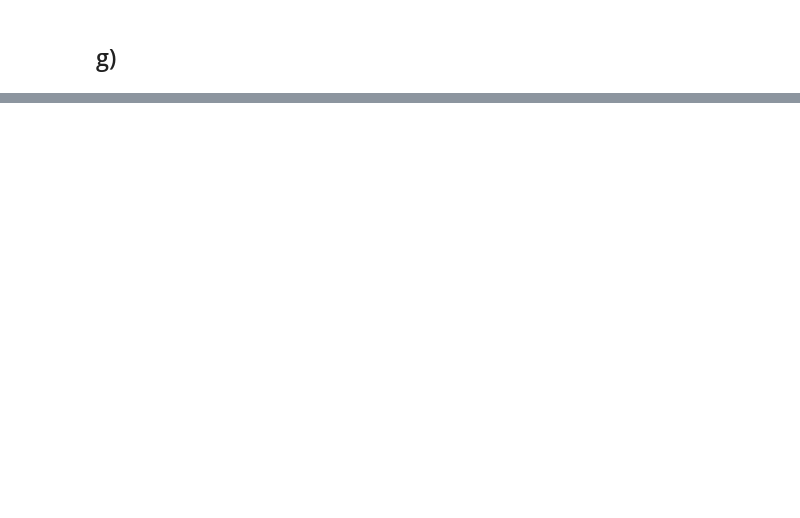
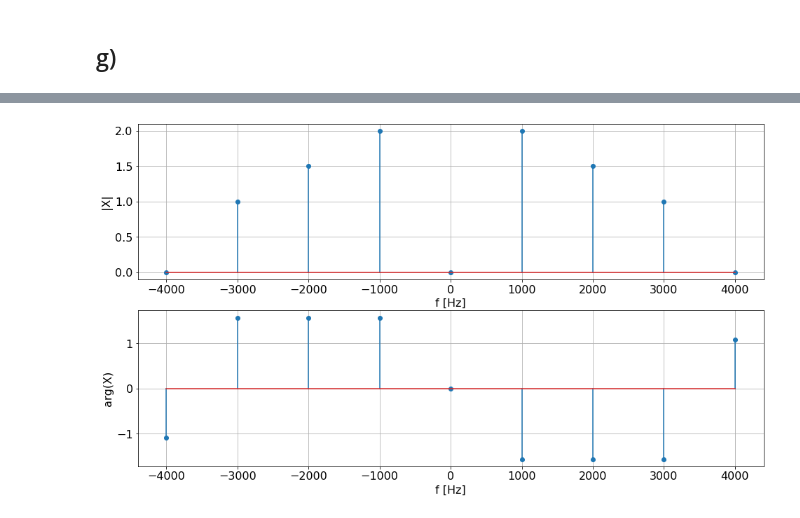
Before and after one commit to LautaroAndresSaez/Codigos_DSP, a Jupyter notebook: 02-Continua-Periodica.ipynb, the cells around one changed output, grey strips where cells are left out. Saved outputs shown, nothing was run; the diff lists cells and outputs as text; code cells hidden in the pictures; blank space fills up the shorter version.

```diff
--- a/02-Continua-Periodica.ipynb
+++ b/02-Continua-Periodica.ipynb
@@ -91,0 +79,22 @@ plt.savefig( './Img/punto_2_g_2.png' )
+# %%
+def graficar_CTFS( x_c, Fs, N, path=None ):
+    X_datos = calcular_fft( x_c, Fs, N )
+    fig, axs = plt.subplots(2, 1)
+    f = X_datos['freq']
+    X = X_datos['shift_X']
+    axs[0].stem( f, np.abs(X) )
+    axs[0].set_xlabel( 'f [Hz]' )
+    axs[0].set_ylabel( '|X|' )
+    axs[0].grid()
+
+    axs[1].stem( f, np.angle( X ) )
+    axs[1].set_xlabel( 'f [Hz]' )
+    axs[1].set_ylabel( 'arg(X)' )
+    axs[1].grid()
+
+    if( path ):
+        plt.savefig( path )
+# %%
+graficar_CTFS( x_1, 9000, 9, './Img/punto_2_g_1.png' )
+# %% [output]
+[figure, added]
```
Also changed, not shown: parts of 7 cells of this notebook, 7 other files.
